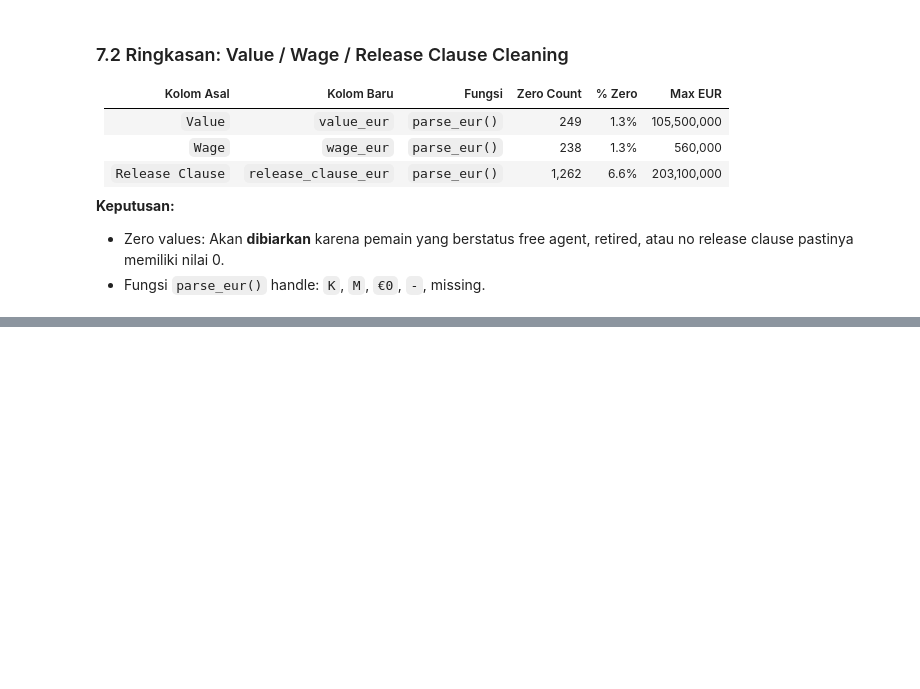
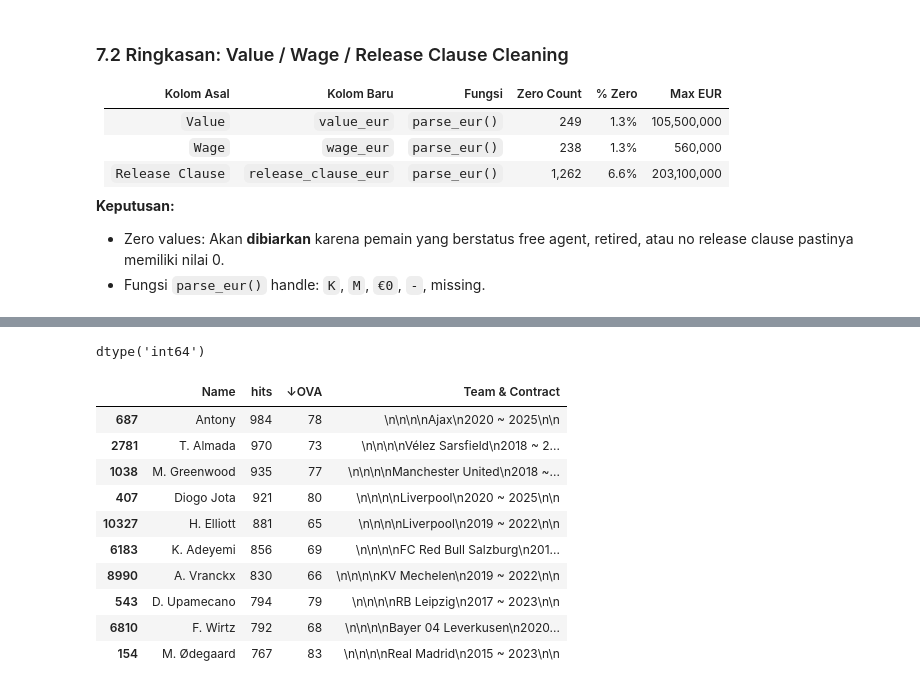
Before and after one commit to sutarozu/fifa-21-player-project, a Jupyter notebook: notebooks/01_eda_cleaning.ipynb, the cells around one changed output, grey strips where cells are left out. Saved outputs shown, nothing was run; the diff lists cells and outputs as text; code cells hidden in the pictures; blank space fills up the shorter version.

Commit message:
feat: clean Hits column

```diff
--- a/notebooks/01_eda_cleaning.ipynb
+++ b/notebooks/01_eda_cleaning.ipynb
@@ -632,0 +639,25 @@ release_clause_eur: zero = 1,262 (6.6%), max = 203,100,000 EUR
+# %%
+print("=== CONTOH RAW HITS (repr) ===")
+for i, val in enumerate(df_fifa21['Hits'].head(10)):
+    print(f"  Row {i}: {repr(val)}")
+
+# 2. Cleaning pipeline
+df_fifa21['hits'] = (
+    df_fifa21['Hits']
+    .astype(str)
+    .str.strip()
+    .str.replace(',', '', regex=False)
+    .pipe(pd.to_numeric, errors='coerce')
+    .fillna(0)
+    .astype(int)
+)
+
+# 3. Cek hasil
+print("\n=== SAMPLE HASIL ===")
+print(df_fifa21[['Name', 'Hits', 'hits']].head(15).to_string(index=False))
+
+print(f"\n=== STATISTIK ===")
+print(f"Missing original: {df_fifa21['Hits'].isna().sum()}")
+print(f"Zero hits: {(df_fifa21['hits'] == 0).sum():,}")
+print(f"Max hits: {df_fifa21['hits'].max():,}")
+print(f"Mean hits: {df_fifa21['hits'].mean():,.0f}")
@@ -632,0 +682,18 @@ release_clause_eur: zero = 1,262 (6.6%), max = 203,100,000 EUR
+# %%
+df_fifa21['hits'].dtypes
+# %% [output]
+dtype('int64')
+# %%
+df_fifa21.nlargest(10, 'hits')[['Name', 'hits', '↓OVA', 'Team & Contract']]
+# %% [output]
+|  | Name | hits | ↓OVA | Team & Contract |
+| 687 | Antony | 984 | 78 | \n\n\n\nAjax\n2020 ~ 2025\n\n |
+| 2781 | T. Almada | 970 | 73 | \n\n\n\nVélez Sarsfield\n2018 ~ 2... |
+| 1038 | M. Greenwood | 935 | 77 | \n\n\n\nManchester United\n2018 ~... |
+| 407 | Diogo Jota | 921 | 80 | \n\n\n\nLiverpool\n2020 ~ 2025\n\n |
+| 10327 | H. Elliott | 881 | 65 | \n\n\n\nLiverpool\n2019 ~ 2022\n\n |
+| 6183 | K. Adeyemi | 856 | 69 | \n\n\n\nFC Red Bull Salzburg\n201... |
+| 8990 | A. Vranckx | 830 | 66 | \n\n\n\nKV Mechelen\n2019 ~ 2022\n\n |
+| 543 | D. Upamecano | 794 | 79 | \n\n\n\nRB Leipzig\n2017 ~ 2023\n\n |
+| 6810 | F. Wirtz | 792 | 68 | \n\n\n\nBayer 04 Leverkusen\n2020... |
+| 154 | M. Ødegaard | 767 | 83 | \n\n\n\nReal Madrid\n2015 ~ 2023\n\n |
```
Also changed, not shown: parts of 4 cells of this notebook.
